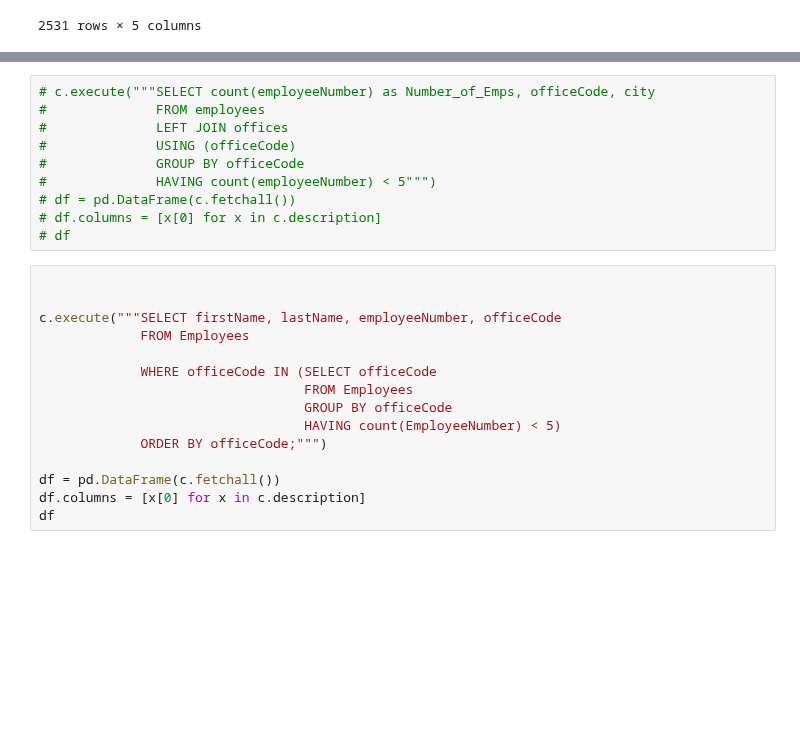
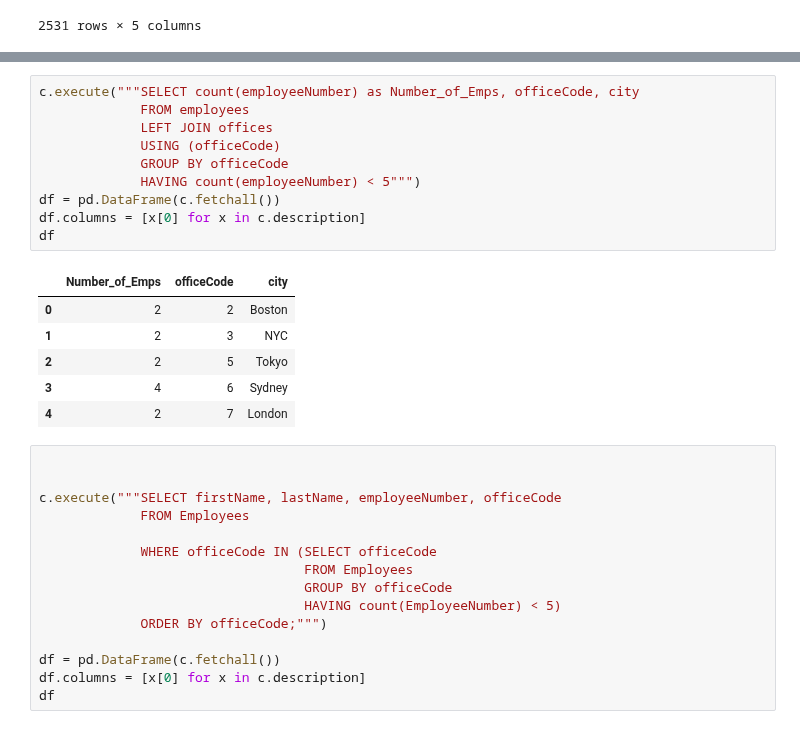
Before and after one commit to oqusous/dsc-more-practice-with-sql-queries-lab-nyc-ds-071519, a Jupyter notebook: index.ipynb, the cells around one changed output, grey strips where cells are left out. Cells and saved outputs as stored; diff of their text form; blank space fills up the shorter version.

```diff
--- a/index.ipynb
+++ b/index.ipynb
@@ -218,15 +218,22 @@ df
 
 Finally, get the first name, last name, employee number, and office code for employees from an office with less than 5 employees.
 # %%
-# c.execute("""SELECT count(employeeNumber) as Number_of_Emps, officeCode, city
-#              FROM employees
-#              LEFT JOIN offices
-#              USING (officeCode)
-#              GROUP BY officeCode
-#              HAVING count(employeeNumber) < 5""")
-# df = pd.DataFrame(c.fetchall())
-# df.columns = [x[0] for x in c.description]
-# df
+c.execute("""SELECT count(employeeNumber) as Number_of_Emps, officeCode, city
+             FROM employees
+             LEFT JOIN offices
+             USING (officeCode)
+             GROUP BY officeCode
+             HAVING count(employeeNumber) < 5""")
+df = pd.DataFrame(c.fetchall())
+df.columns = [x[0] for x in c.description]
+df
+# %% [output]
+|  | Number_of_Emps | officeCode | city |
+| 0 | 2 | 2 | Boston |
+| 1 | 2 | 3 | NYC |
+| 2 | 2 | 5 | Tokyo |
+| 3 | 4 | 6 | Sydney |
+| 4 | 2 | 7 | London |
 # %%
 
 
```
